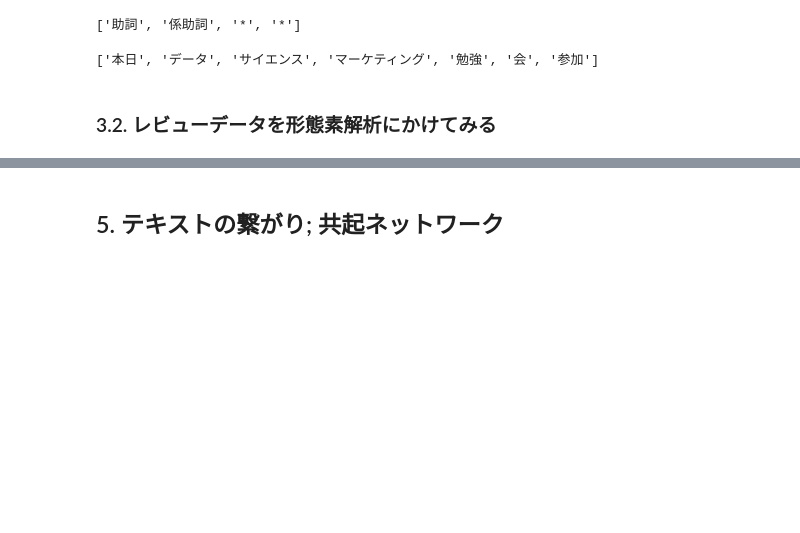
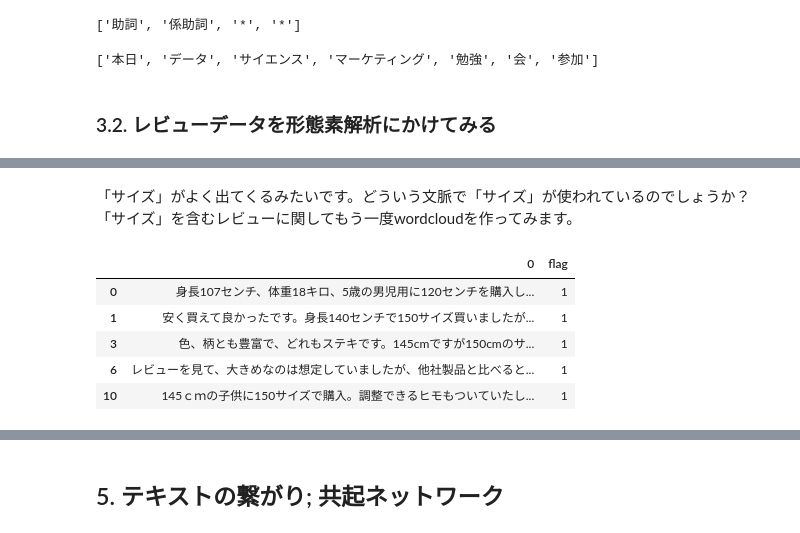
Before and after one commit to TomoyaOzawa-DA/Datact, a Jupyter notebook: TextMining/TextMining.ipynb, the cells around one changed output, grey strips where cells are left out. Drawn from its saved outputs; the diff is of its cells as text; code cells hidden in the pictures; blank space fills up the shorter version.

```diff
--- a/TextMining/TextMining.ipynb
+++ b/TextMining/TextMining.ipynb
@@ -232,0 +293,2 @@ plt.show()
+# %% [markdown]
+「サイズ」がよく出てくるみたいです。どういう文脈で「サイズ」が使われているのでしょうか？「サイズ」を含むレビューに関してもう一度wordcloudを作ってみます。
@@ -232,0 +303,9 @@ plt.show()
+# %%
+df_high_size.head()
+# %% [output]
+|  | 0 | flag |
+| 0 | 身長107センチ、体重18キロ、5歳の男児用に120センチを購入し... | 1 |
+| 1 | 安く買えて良かったです。身長140センチで150サイズ買いましたが... | 1 |
+| 3 | 色、柄とも豊富で、どれもステキです。145cmですが150cmのサ... | 1 |
+| 6 | レビューを見て、大きめなのは想定していましたが、他社製品と比べると... | 1 |
+| 10 | 145ｃｍの子供に150サイズで購入。調整できるヒモもついていたし... | 1 |
```
Also changed, not shown: parts of 25 cells of this notebook.
